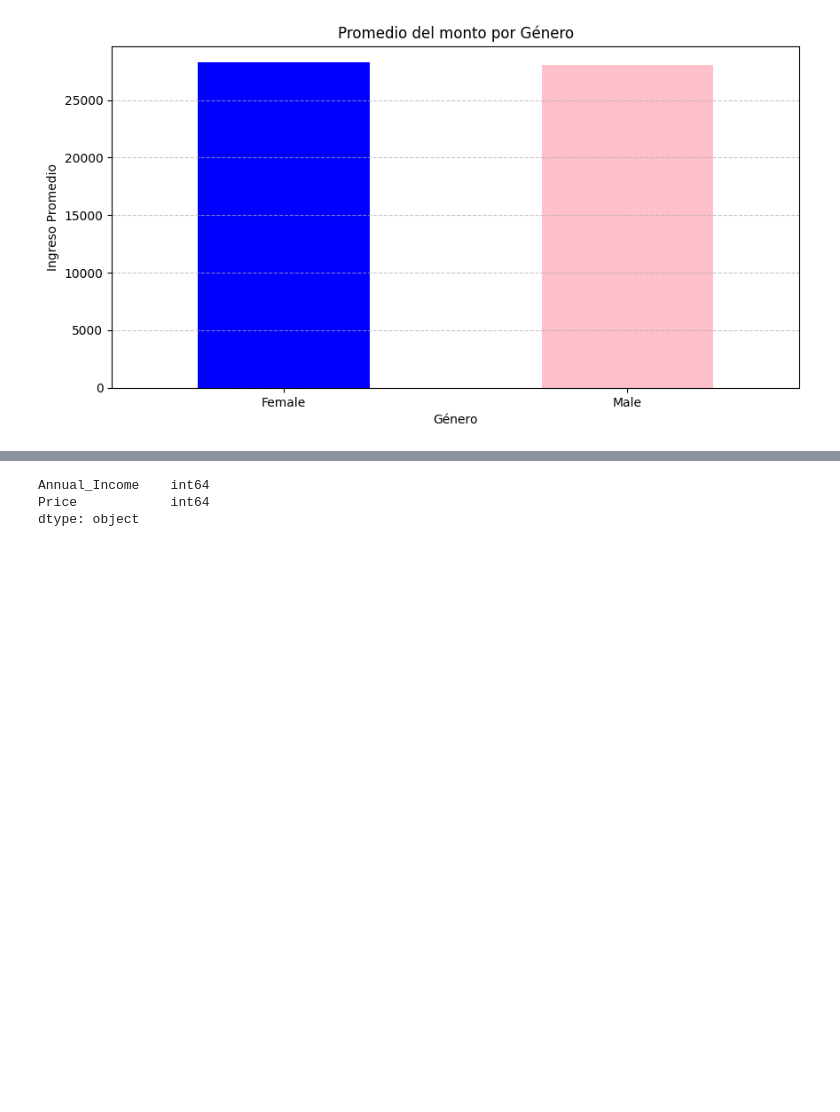
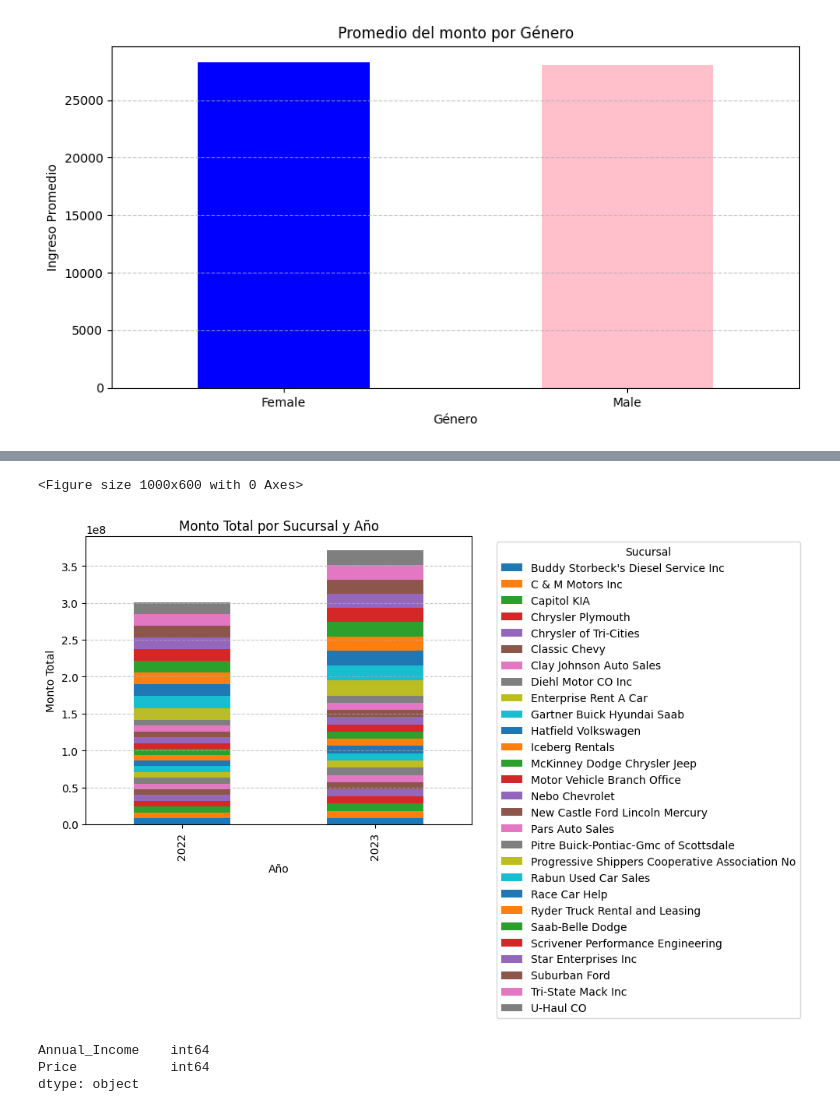
Before and after one commit to FredyR222/car_sale_boorcamp, a Jupyter notebook: code/carSale.ipynb, the cells around one changed output, grey strips where cells are left out. Cells and saved outputs as stored; diff of their text form; code cells hidden in the pictures; blank space fills up the shorter version.

```diff
--- a/code/carSale.ipynb
+++ b/code/carSale.ipynb
@@ -289,3 +273,21 @@ Name: Price, dtype: float64
+# %%
+#Agrupacion de ventas por Año de cada sucursal
+df['year'] = df['Date'].dt.to_period('Y')
+agrupadoY_Dealer_Name_monto = df.groupby(['year', 'Dealer_Name'])['Price'].sum().unstack()
+#print(agrupadoY_Dealer_Name_monto)
+# %%
+plt.figure(figsize=(10,6))
+agrupadoY_Dealer_Name_monto.plot(kind='bar', stacked=True)
+plt.title('Monto Total por Sucursal y Año')
+plt.xlabel('Año')
+plt.ylabel('Monto Total')
+plt.legend(title='Sucursal',bbox_to_anchor=(1.05, 1), loc='upper left')
+plt.xticks(rotation=90)
+plt.grid(axis='y', linestyle='--', alpha=0.7)
+plt.show()
+# %% [output]
+<Figure size 1000x600 with 0 Axes>
+[figure, added]
 # %%
 df2=df1
 #df2['Mes'] = df['Date'].dt.month
```
Also changed, not shown: parts of 15 cells of this notebook.
